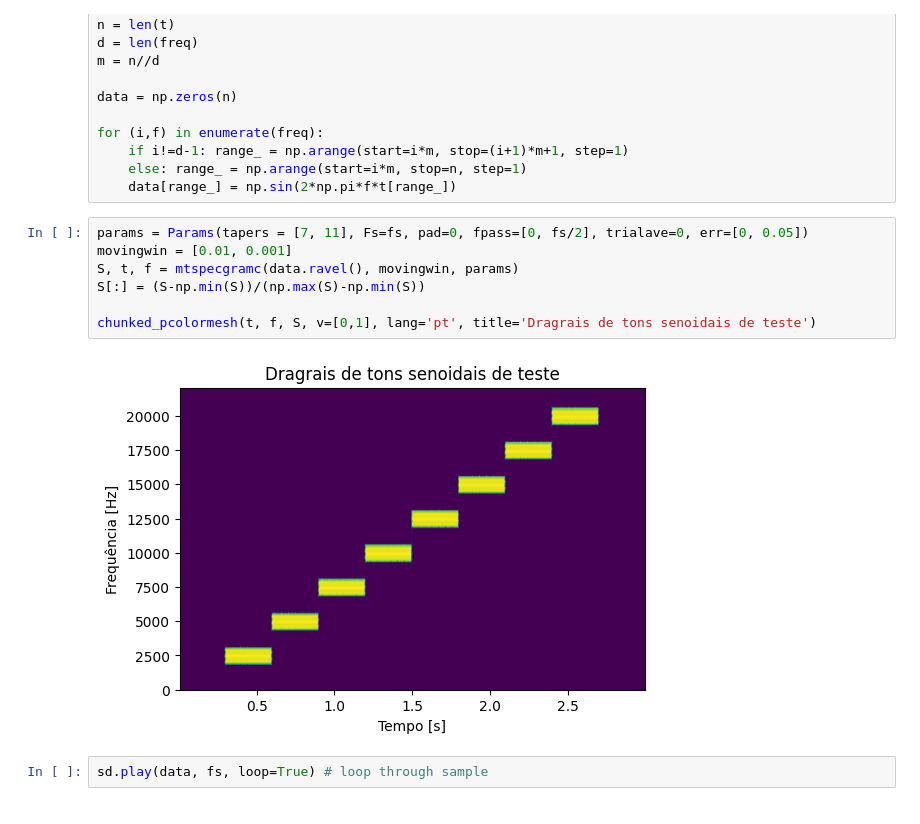
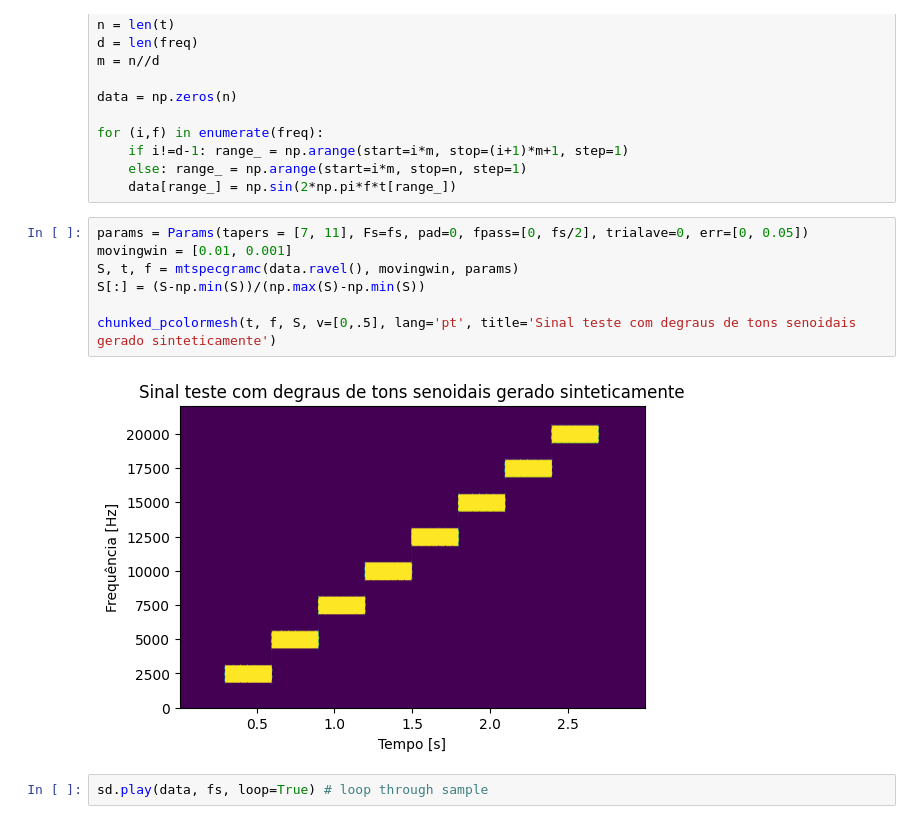
Before and after one commit to Lwao/mems2sd_esp32, a Jupyter notebook: python/SyntheticAudio/SyntheticAudio.ipynb, the cells around one changed output. Saved outputs shown, nothing was run; the diff lists cells and outputs as text.

```diff
--- a/python/SyntheticAudio/SyntheticAudio.ipynb
+++ b/python/SyntheticAudio/SyntheticAudio.ipynb
@@ -30,12 +35,12 @@ for (i,f) in enumerate(freq):
 # %%
 params = Params(tapers = [7, 11], Fs=fs, pad=0, fpass=[0, fs/2], trialave=0, err=[0, 0.05])
 movingwin = [0.01, 0.001]
 S, t, f = mtspecgramc(data.ravel(), movingwin, params)
 S[:] = (S-np.min(S))/(np.max(S)-np.min(S))
 
-chunked_pcolormesh(t, f, S, v=[0,1], lang='pt', title='Dragrais de tons senoidais de teste')
+chunked_pcolormesh(t, f, S, v=[0,.5], lang='pt', title='Sinal teste com degraus de tons senoidais gerado sinteticamente')
 # %% [output]
-[figure, old version]
+[figure, new version]
 # %%
 sd.play(data, fs, loop=True) # loop through sample
 # %%
```
Also changed, not shown: parts of 1 cell of this notebook, 39 other files.
